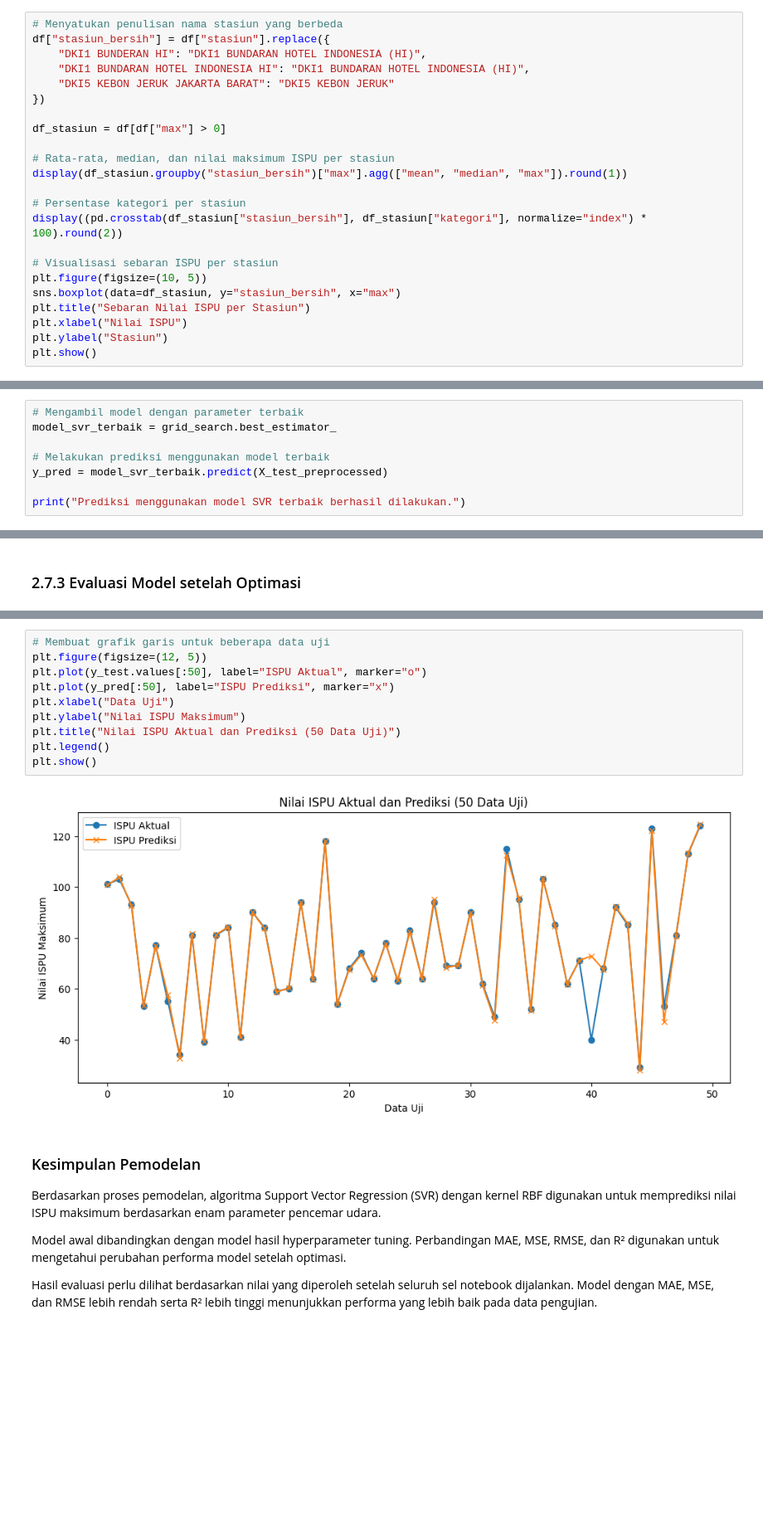
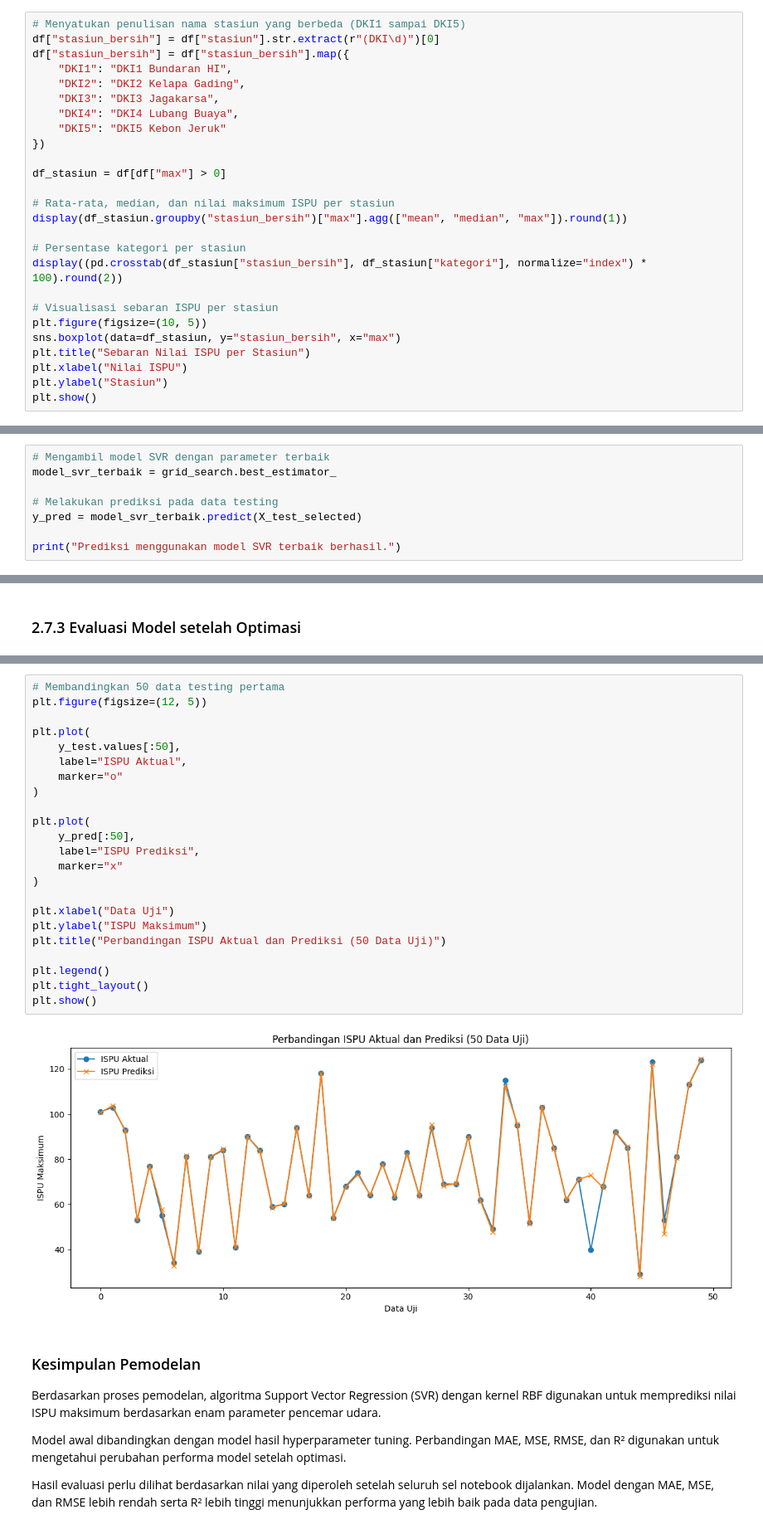
Before and after one commit to Cantikazahra/49_IF-E_titut-titut, a Jupyter notebook: Projek_ISPU.ipynb, the cells around one changed output, grey strips where cells are left out. Shown at 83% size. Saved outputs shown, nothing was run; the diff lists cells and outputs as text; blank space fills up the shorter version.

```diff
--- a/Projek_ISPU.ipynb
+++ b/Projek_ISPU.ipynb
@@ -551,11 +554,14 @@ plt.show()
 # %% [markdown]
 2.4.5 Analisis Kualitas Udara Berdasarkan Stasiun Pemantauan
 # %%
-# Menyatukan penulisan nama stasiun yang berbeda
-df["stasiun_bersih"] = df["stasiun"].replace({
-    "DKI1 BUNDERAN HI": "DKI1 BUNDARAN HOTEL INDONESIA (HI)",
-    "DKI1 BUNDARAN HOTEL INDONESIA HI": "DKI1 BUNDARAN HOTEL INDONESIA (HI)",
-    "DKI5 KEBON JERUK JAKARTA BARAT": "DKI5 KEBON JERUK"
+# Menyatukan penulisan nama stasiun yang berbeda (DKI1 sampai DKI5)
+df["stasiun_bersih"] = df["stasiun"].str.extract(r"(DKI\d)")[0]
+df["stasiun_bersih"] = df["stasiun_bersih"].map({
+    "DKI1": "DKI1 Bundaran HI",
+    "DKI2": "DKI2 Kelapa Gading",
+    "DKI3": "DKI3 Jagakarsa",
+    "DKI4": "DKI4 Lubang Buaya",
+    "DKI5": "DKI5 Kebon Jeruk"
 })
 
 df_stasiun = df[df["max"] > 0]
@@ -1068,11 +1151,11 @@ print(grid_search.best_score_)
 # %% [markdown]
 ### 2.7.2 Model SVR yang Terbaik
 # %%
-# Mengambil model dengan parameter terbaik
+# Mengambil model SVR dengan parameter terbaik
 model_svr_terbaik = grid_search.best_estimator_
 
-# Melakukan prediksi menggunakan model terbaik
-y_pred = model_svr_terbaik.predict(X_test_preprocessed)
+# Melakukan prediksi pada data testing
+y_pred = model_svr_terbaik.predict(X_test_selected)
 
-print("Prediksi menggunakan model SVR terbaik berhasil dilakukan.")
+print("Prediksi menggunakan model SVR terbaik berhasil.")
 # %% [output]
@@ -1134,15 +1300,28 @@ plt.show()
 # %%
-# Membuat grafik garis untuk beberapa data uji
+# Membandingkan 50 data testing pertama
 plt.figure(figsize=(12, 5))
-plt.plot(y_test.values[:50], label="ISPU Aktual", marker="o")
-plt.plot(y_pred[:50], label="ISPU Prediksi", marker="x")
+
+plt.plot(
+    y_test.values[:50],
+    label="ISPU Aktual",
+    marker="o"
+)
+
+plt.plot(
+    y_pred[:50],
+    label="ISPU Prediksi",
+    marker="x"
+)
+
 plt.xlabel("Data Uji")
-plt.ylabel("Nilai ISPU Maksimum")
-plt.title("Nilai ISPU Aktual dan Prediksi (50 Data Uji)")
+plt.ylabel("ISPU Maksimum")
+plt.title("Perbandingan ISPU Aktual dan Prediksi (50 Data Uji)")
+
 plt.legend()
+plt.tight_layout()
 plt.show()
 # %% [output]
-[figure, old version]
+[figure, new version]
 # %% [markdown]
 ### Kesimpulan Pemodelan
 
```
Also changed, not shown: parts of 19 cells of this notebook.
